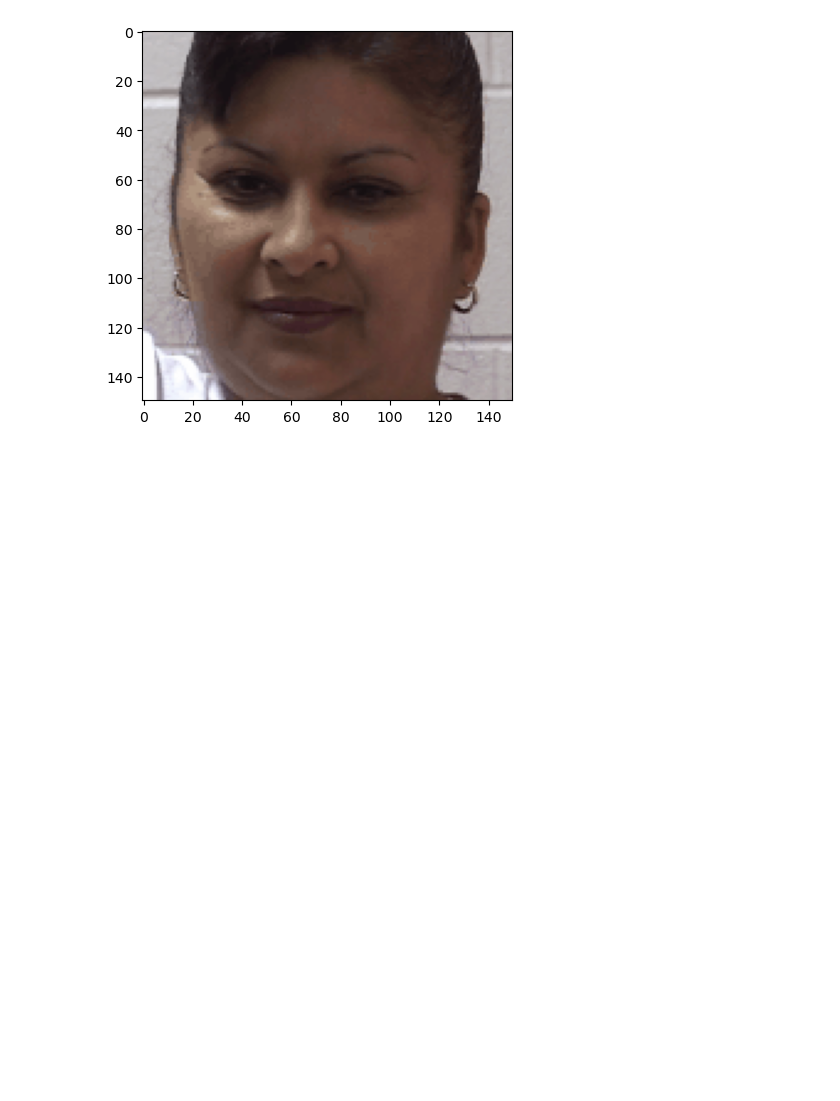
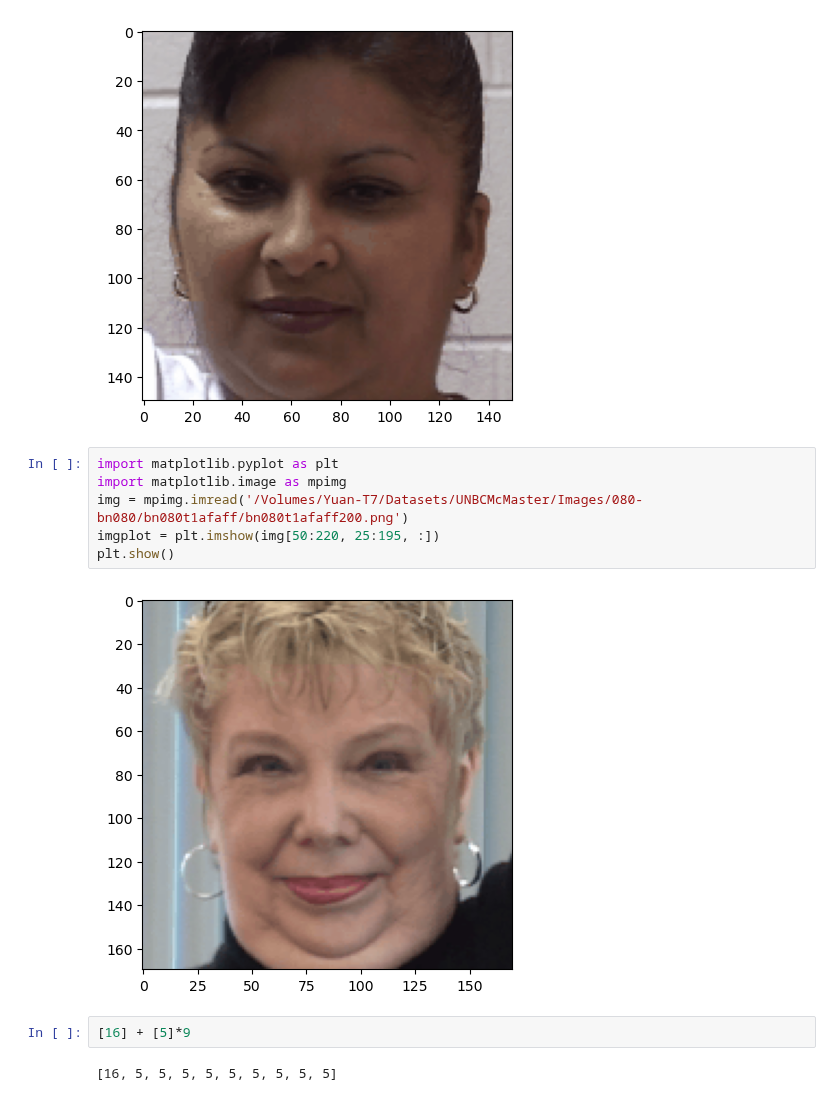
Before and after one commit to hiyuantang/FAU_Dataset, a Jupyter notebook: code/vis_maemse.ipynb, the cells around one changed output. Cells and saved outputs as stored; diff of their text form; blank space fills up the shorter version.

```diff
--- a/code/vis_maemse.ipynb
+++ b/code/vis_maemse.ipynb
@@ -148,3 +148,15 @@ imgplot = plt.imshow(img[50:200, 115:265, :])
 plt.show()
 # %% [output]
 [figure]
+# %%
+import matplotlib.pyplot as plt
+import matplotlib.image as mpimg
+img = mpimg.imread('/Volumes/Yuan-T7/Datasets/UNBCMcMaster/Images/080-bn080/bn080t1afaff/bn080t1afaff200.png')
+imgplot = plt.imshow(img[50:220, 25:195, :])
+plt.show()
+# %% [output]
+[figure, added]
+# %%
+[16] + [5]*9
+# %% [output]
+[16, 5, 5, 5, 5, 5, 5, 5, 5, 5]
```
